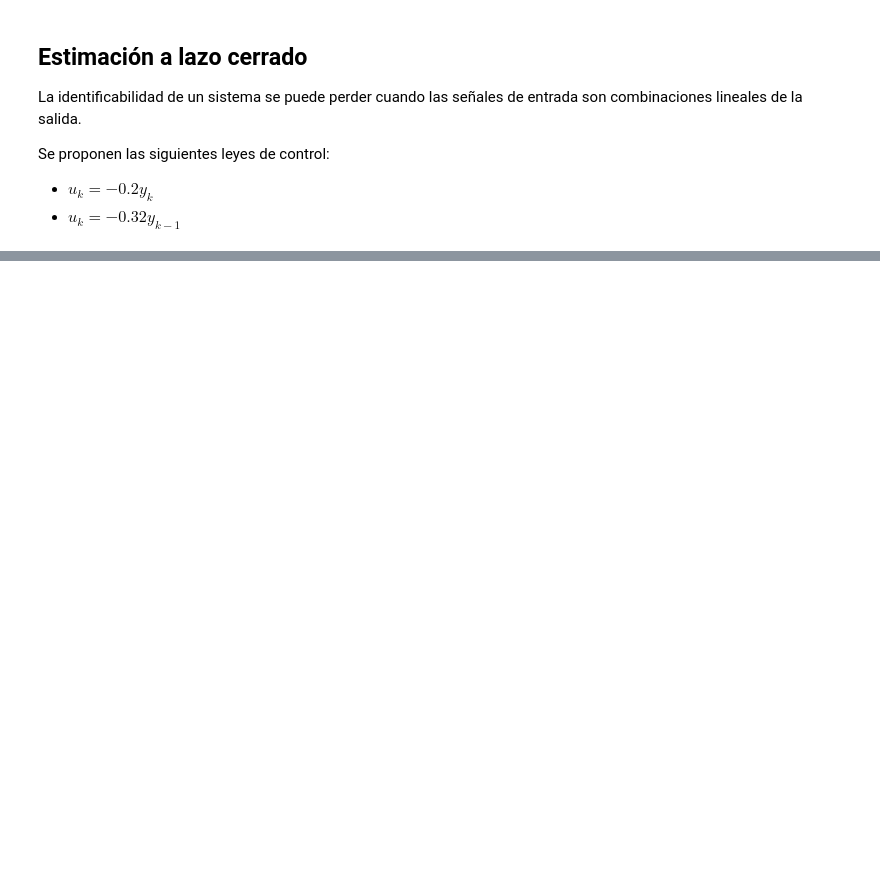
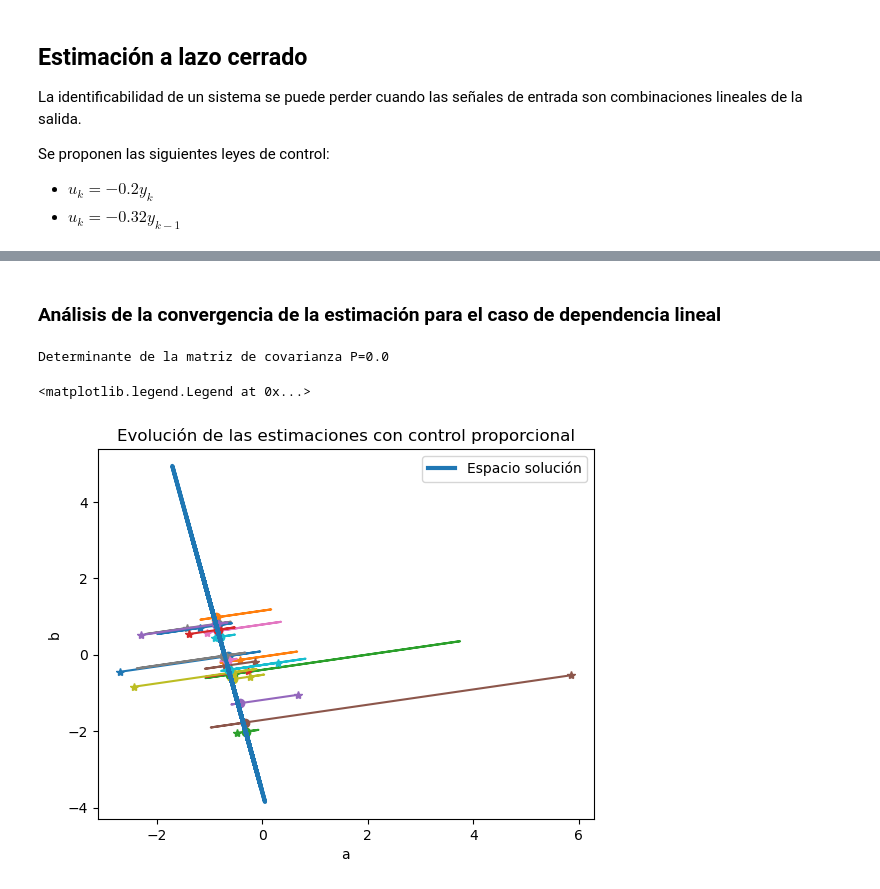
Before and after one commit to pgonfiuba/ica, a Jupyter notebook: 4. Identificacion parametrica/identificacion_parametrica.ipynb, the cells around one changed output, grey strips where cells are left out. Cells and saved outputs as stored; diff of their text form; code cells hidden in the pictures; blank space fills up the shorter version.

Commit message:
identificacion en sistemas realimentados

```diff
--- a/4. Identificacion parametrica/identificacion_parametrica.ipynb
+++ b/4. Identificacion parametrica/identificacion_parametrica.ipynb
@@ -30,9 +30,12 @@ def obtener_datos(u,e,A=a,B=b,C=0):
     return y
 # %%
 # Estimador por mínimos cuadrados recursivo para un modelo ARX
-def estimador_RLS(u,y,na=1, nb=1,lambda_=1,theta_real=None,plot=True):
+def estimador_RLS(u,y,na=1, nb=1,lambda_=1,theta_ini=None, theta_real=None,plot=True):
     N = len(u)
-    theta_hat = np.zeros(na+nb)       # estimación inicial [a_hat, b_hat]
+    if np.all(theta_ini)==None:
+        theta_hat = np.zeros(na+nb)       # estimación inicial [a_hat, b_hat]
+    else:
+        theta_hat = theta_ini
     P = 100 * np.eye(na+nb)          # matriz de covarianza grande
     err = np.zeros_like(y)
 
@@ -94,7 +97,7 @@ def estimador_RLS(u,y,na=1, nb=1,lambda_=1,theta_real=None,plot=True):
         #plt.ylabel('$S_{{ee}}$')
         #plt.xlabel('$\\omega_r [rad]$')
         plt.show()
-    return theta_hist[-1,:],P
+    return theta_hist,P
 # %% [markdown]
 ### Ensayo 1: entrada pulso
 # %%
@@ -353,0 +357,62 @@ Desvío de la estimación = [0.02003987 0.06262357]
+# %% [markdown]
+### Análisis de la convergencia de la estimación para el caso de dependencia lineal
+# %%
+N = 1000
+t = np.arange(N)
+
+sigma_e = 0.5
+colors = plt.rcParams['axes.prop_cycle'].by_key()['color']
+for i in range(20):
+    color = colors[i % len(colors)]
+    e = sigma_e*np.random.randn(N)
+
+    y1 = np.zeros_like(e)
+    u1 = np.zeros_like(e)
+    for k in range(1, N):
+        y1[k] = -a*y1[k-1] + b*u1[k-1] + e[k]
+        u1[k] = -0.2*y1[k]
+
+    theta_ini = np.random.randn(2)
+    theta_hat,P = estimador_RLS(u1,y1,theta_ini=theta_ini,lambda_=1,na=1,nb=1, plot=False)
+    plt.plot(theta_hat[:,0],theta_hat[:,1],'-',color=color)
+    plt.plot(theta_hat[0,0],theta_hat[0,1],'*',color=color)
+    plt.plot(theta_hat[-1,0],theta_hat[-1,1],'o',color=color)
+plt.xlabel('a')
+plt.ylabel('b')
+plt.title('Evolución de las estimaciones con control proporcional')
+
+
+
+# Reconstruyo la matriz de covarianza
+phi = np.array([y1[0:-2],u1[0:-2]]).T
+
+# Compruebo que está mal condicionada
+P_calc_inv = phi @ phi.T
+print(f"Determinante de la matriz de covarianza P={np.linalg.det(P_calc_inv)}")
+
+# Calculo el espacio de soluciones
+phi_mas = np.linalg.pinv(phi)
+t_par = np.linspace(-5,5,100)
+i = 0
+theta = np.zeros((len(t_par),2))
+for t in t_par:
+    # El espacio solución sale de la solución general para el sistema de ecuaciones
+    # Es decir una solución particular de norma mínima dada por la pseudoinversa
+    # sumada la solución homogénea que está modulada por un vector parámetro que puede ser cualquier cosa
+    # porque de todas formas el resultado termina en algún lugar del espacio solución
+    theta[i,:] = phi_mas @ y1[1:-1] + (np.eye(2)-phi_mas@phi) @ np.random.rand(2)*t
+    i+=1
+plt.plot(-theta[:,0], theta[:,1],linewidth=3,label='Espacio solución')
+plt.legend()
+
+
+#v = Vt[0,:]  # Vector dirección
+#print(v)
+#alpha = np.linspace(-2, 2, 100)  # Escala para la recta
+#x = alpha * v[1]
+#y = alpha * v[0]
+#plt.plot(x, y, label='Dirección U[:,0]')
+# %% [output]
+Determinante de la matriz de covarianza P=0.0
+<matplotlib.legend.Legend at 0x...>
+[figure, added]
```
Also changed, not shown: parts of 9 cells of this notebook.
